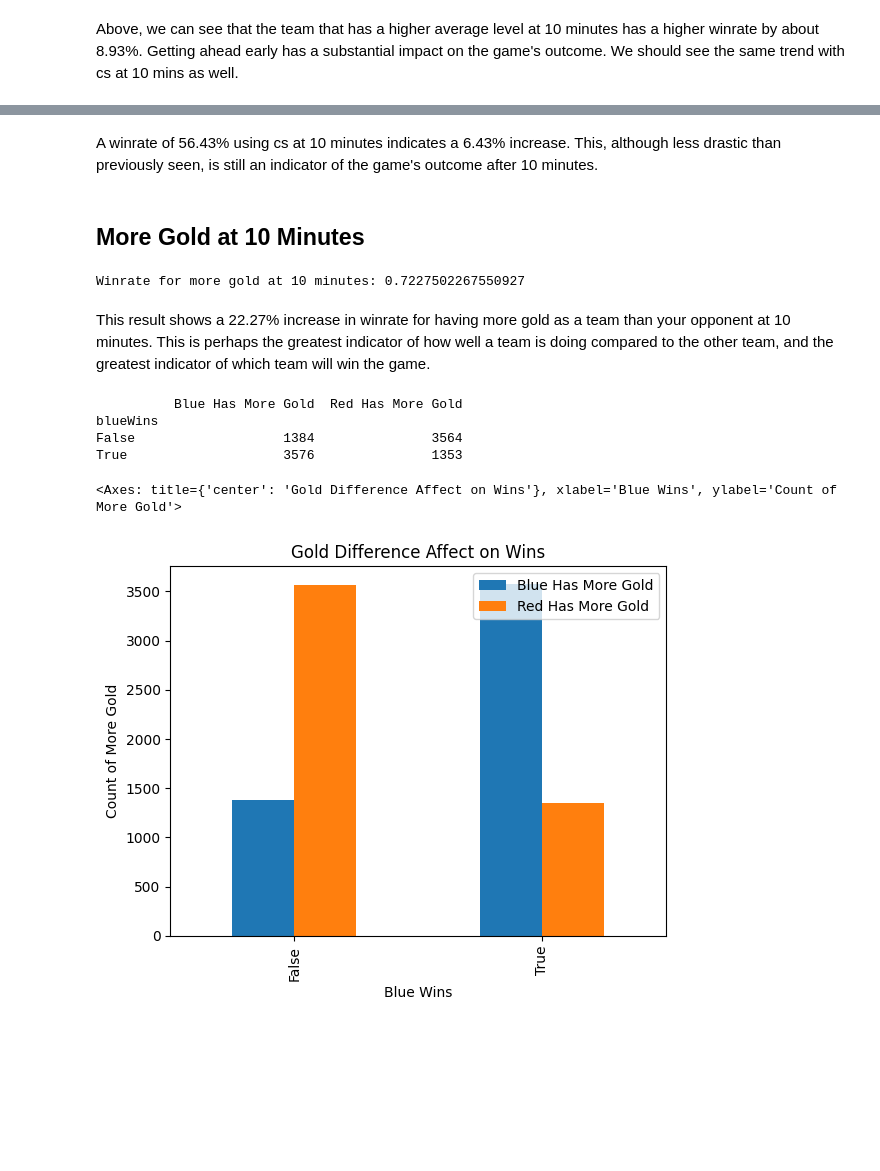
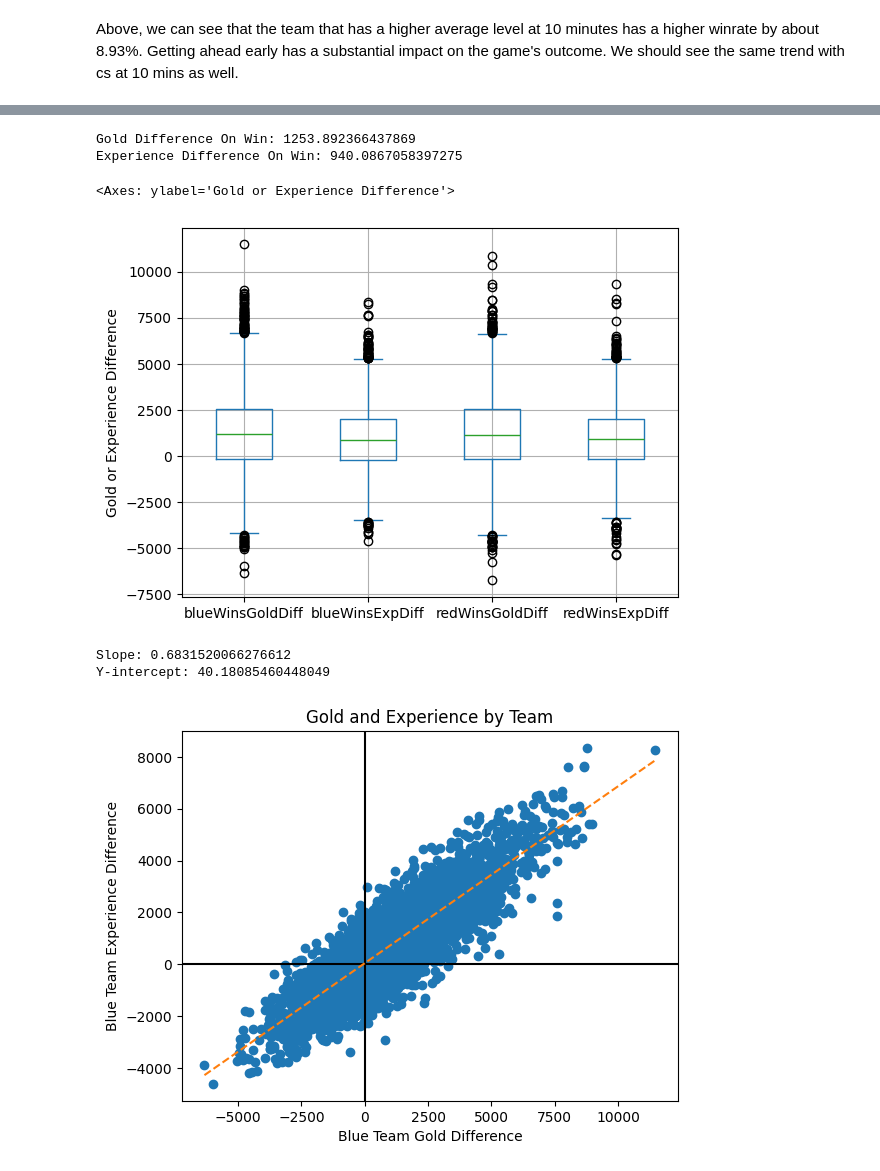
Before and after one commit to JanoKasu/Jupyter-Practice, a Jupyter notebook: main.ipynb, the cells around one changed output, grey strips where cells are left out. Drawn from its saved outputs; the diff is of its cells as text; code cells hidden in the pictures; blank space fills up the shorter version.

```diff
--- a/main.ipynb
+++ b/main.ipynb
@@ -114,35 +146,17 @@ Winrate for more cs at 10 minutes: 0.6198820668588364
-# %% [markdown]
-A winrate of 56.43% using cs at 10 minutes indicates a 6.43% increase.
-This, although less drastic than previously seen, is still an indicator of the game's outcome after 10 minutes.
-# %% [markdown]
-## More Gold at 10 Minutes
-# %%
-# Calculate the intersection of games where a side wins and has a gold advantage @ 10 mins
-blueMoreGoldWin = df['gameId'].where(df['blueWins'] == 1).where(df['blueGoldDiff'] > 0).count()
-redMoreGoldWin = df['gameId'].where(df['blueWins'] == 0).where(df['blueGoldDiff'] < 0).count()
-blueMoreGoldWinrate = blueMoreGoldWin / blueGamesWon
-redMoreGoldWinrate = redMoreGoldWin / redGamesWon
-winrateMoreGold = (blueMoreGoldWinrate + redMoreGoldWinrate) / 2
-
-print('Winrate for more gold at 10 minutes:', winrateMoreGold)
-# %% [output]
-Winrate for more gold at 10 minutes: 0.7227502267550927
-# %% [markdown]
-This result shows a 22.27% increase in winrate for having more gold as a team than your opponent at 10 minutes. This is perhaps the greatest indicator of how well a team is doing compared to the other team, and the greatest indicator of which team will win the game.
-# %%
-# This describes the number of games where blue won, depending on if they drew first blood or not
-# True is the number of games where blue drew first blood, then won
-# False is the number of games where blue did not draw first blood, then won
-blueHasMoreGold = df['blueWins'].astype(bool).where(df['blueGoldDiff'] > 0).value_counts()
-redHasMoreGold = df['blueWins'].astype(bool).where(df['blueGoldDiff'] < 0).value_counts()
-plt = pd.DataFrame({'Blue Has More Gold': blueHasMoreGold, 'Red Has More Gold': redHasMoreGold})
-print(plt)
-
-plt.plot(kind='bar', xlabel='Blue Wins', ylabel='Count of More Gold', title='Gold Difference Affect on Wins')
-# %% [output]
-          Blue Has More Gold  Red Has More Gold
-blueWins
-False                   1384               3564
-True                    3576               1353
-<Axes: title={'center': 'Gold Difference Affect on Wins'}, xlabel='Blue Wins', ylabel='Count of More Gold'>
-[figure, removed]
+# %%
+blueWinsGoldDiff = df['blueGoldDiff'].where(df['blueWins'].astype(bool))
+blueWinsExpDiff = df['blueExperienceDiff'].where(df['blueWins'].astype(bool))
+redWinsGoldDiff = df['redGoldDiff'].where(df['blueWins'].astype(bool) == False)
+redWinsExpDiff = df['redExperienceDiff'].where(df['blueWins'].astype(bool) == False)
+
+graph = pd.DataFrame({'blueWinsGoldDiff' : blueWinsGoldDiff, 'blueWinsExpDiff' : blueWinsExpDiff, 'redWinsGoldDiff' : redWinsGoldDiff, 'redWinsExpDiff' : redWinsExpDiff})
+
+print('Gold Difference On Win:', (blueWinsGoldDiff.mean() + redWinsGoldDiff.mean()) / 2)
+print('Experience Difference On Win:', (blueWinsExpDiff.mean() + redWinsExpDiff.mean()) / 2)
+
+graph.plot(kind='box', grid=True, ylabel='Gold or Experience Difference', column = ['blueWinsGoldDiff', 'blueWinsExpDiff', 'redWinsGoldDiff', 'redWinsExpDiff'])
+# %% [output]
+Gold Difference On Win: 1253.892366437869
+Experience Difference On Win: 940.0867058397275
+<Axes: ylabel='Gold or Experience Difference'>
+[figure, added]
@@ -148,0 +168,24 @@ True                    3576               1353
+# %%
+graph = df[['blueGoldDiff','blueExperienceDiff']].where(df['blueWins'].astype(bool)).sort_values('blueGoldDiff')
+xs = graph['blueGoldDiff']
+ys = graph['blueExperienceDiff']
+
+plt.scatter(xs, ys)
+plt.xlabel('Blue Team Gold Difference')
+plt.ylabel('Blue Team Experience Difference')
+plt.title('Gold and Experience by Team')
+
+m, b = best_fit_line(xs, ys)
+
+print('Slope:', m)
+print('Y-intercept:', b)
+
+regression_line = [(m*x)+b for x in xs]
+plt.axhline(0, color='k')
+plt.axvline(0, color='k')
+plt.plot(xs, regression_line, 'C1--')
+plt.show()
+# %% [output]
+Slope: 0.6831520066276612
+Y-intercept: 40.18085460448049
+[figure, added]
```
Also changed, not shown: parts of 31 cells of this notebook.
